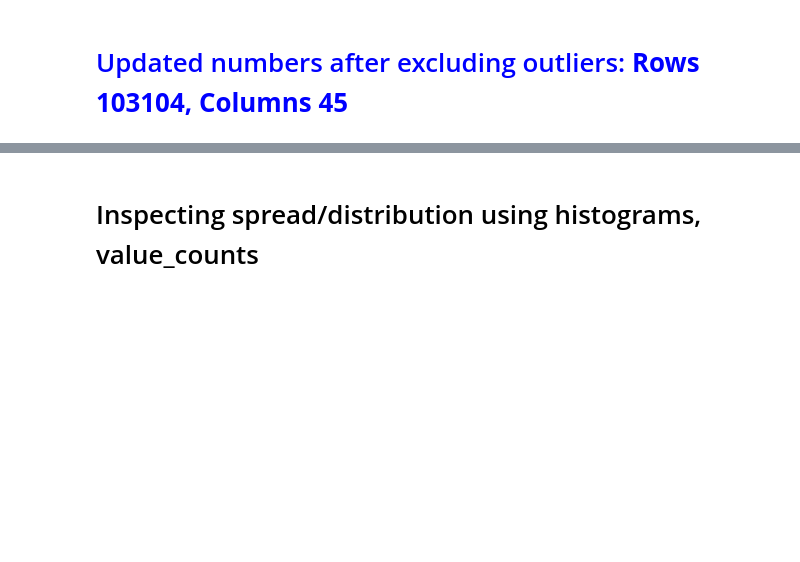
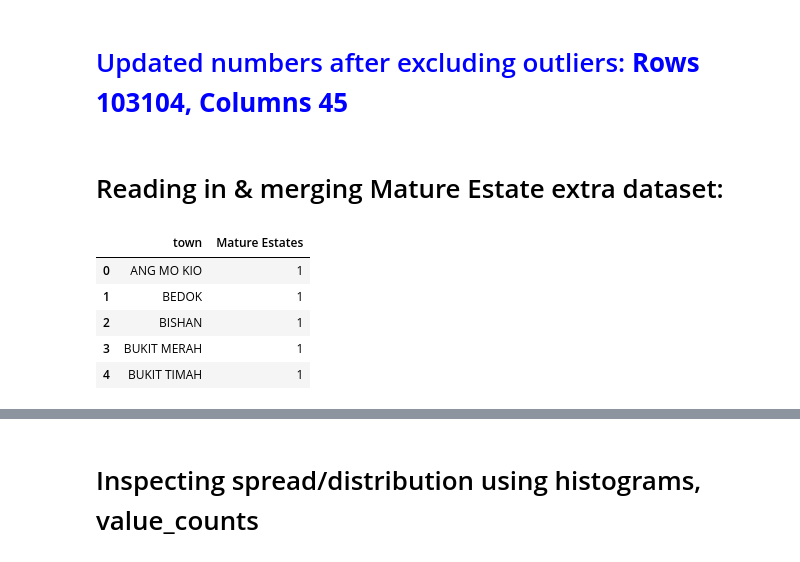
Before and after one commit to TheAnalystLeo/Groupdatasprint, a Jupyter notebook: datasprintgrp4.ipynb, the cells around one changed output, grey strips where cells are left out. Drawn from its saved outputs; the diff is of its cells as text; code cells hidden in the pictures; blank space fills up the shorter version.

```diff
--- a/datasprintgrp4.ipynb
+++ b/datasprintgrp4.ipynb
@@ -190,3 +190,16 @@ hdb.shape
 (103104, 45)
 # %% [markdown]
 # <font color='blue'> Updated numbers after excluding outliers: **Rows 103104, Columns 45**
+# %% [markdown]
+# Reading in & merging Mature Estate extra dataset:
+# %%
+mature_estates = pd.read_csv('./datasets/mature estates.csv')
+
+mature_estates.head()
+# %% [output]
+|  | town | Mature Estates |
+| 0 | ANG MO KIO | 1 |
+| 1 | BEDOK | 1 |
+| 2 | BISHAN | 1 |
+| 3 | BUKIT MERAH | 1 |
+| 4 | BUKIT TIMAH | 1 |
```
Also changed, not shown: parts of 14 cells of this notebook, 1 other file.
